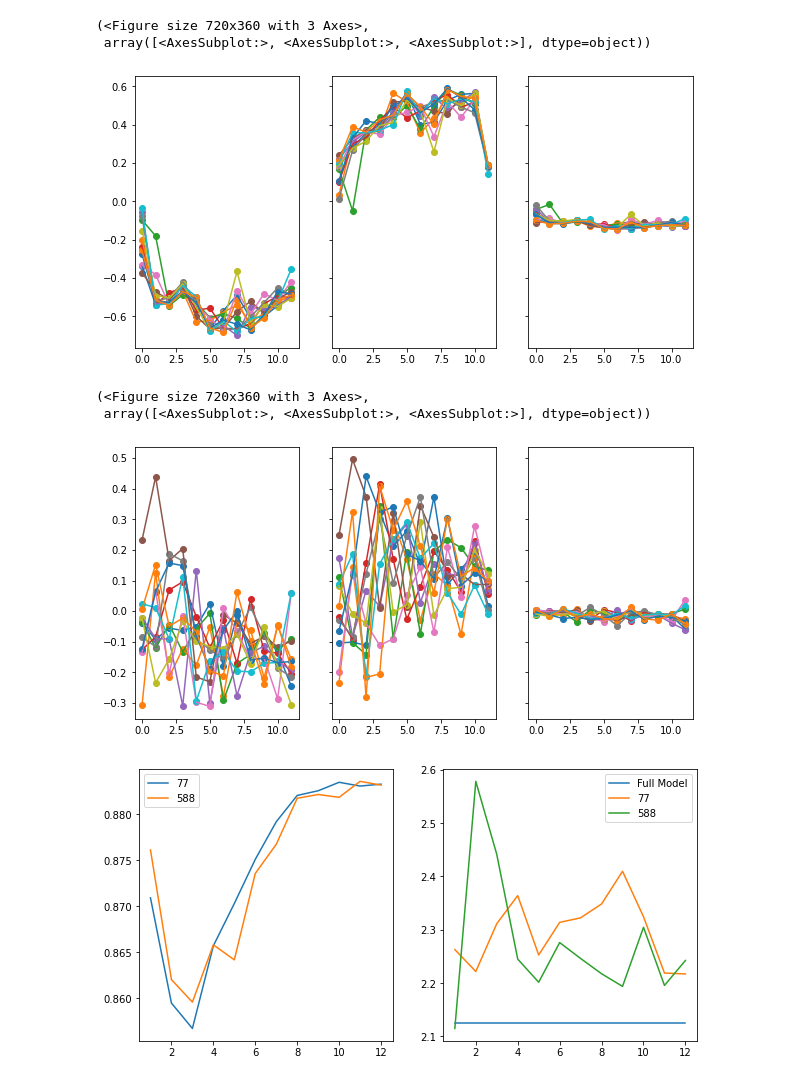
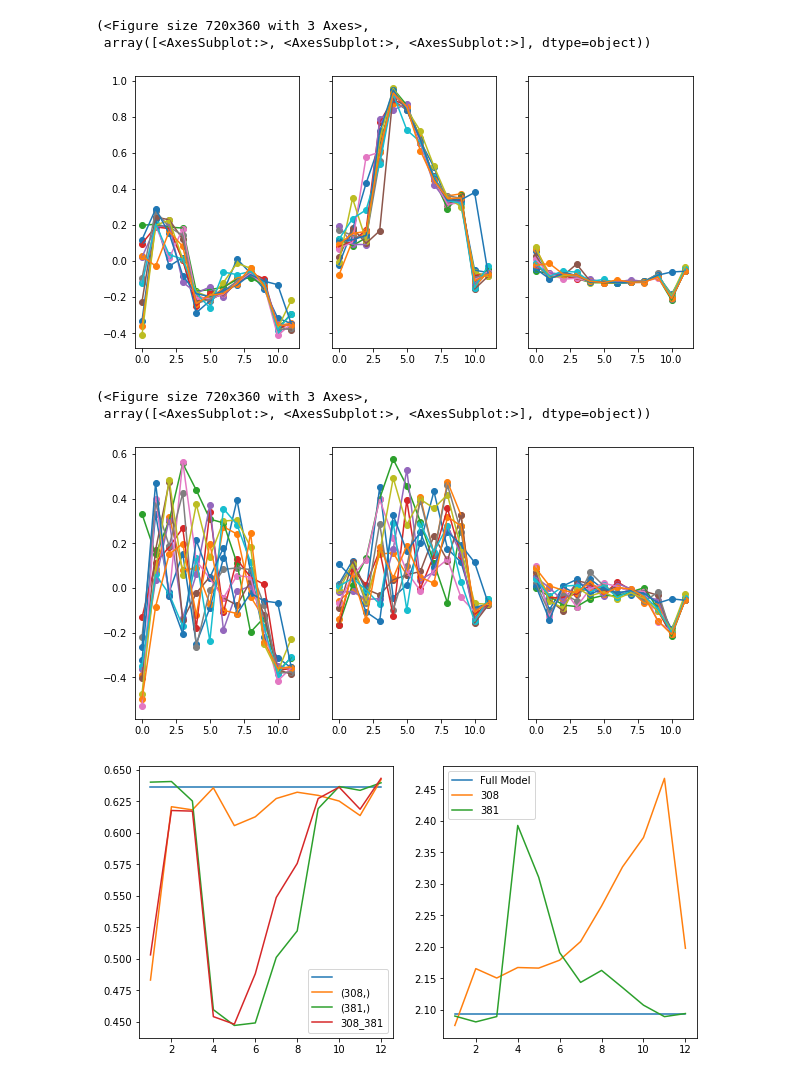
Before and after one commit to gpucce/outliersvsfreq, a Jupyter notebook: paper_plots.ipynb, the cells around one changed output. Saved outputs shown, nothing was run; the diff lists cells and outputs as text; code cells hidden in the pictures.

```diff
--- a/paper_plots.ipynb
+++ b/paper_plots.ipynb
@@ -5,6 +5,7 @@ import seaborn as sns
 import torch
 import regex as re
 import pandas as pd
+import numpy as np
 from pathlib import Path
 from transformers import AutoModel, AutoTokenizer, logging
 from datasets import load_dataset
@@ -13,20 +14,19 @@ from copy import deepcopy
 from outliersvsfreq.pyplot.plotting_correlation import stack_plot_corr, stack_plot_freq
 from outliersvsfreq.parameter_hiding import zero_param_
 
-model_name = "roberta-base"
+model_name = "bert-base-uncased"
 
 if model_name == "roberta-base":
     outliers_idxs = [77, 588]
 elif model_name == "bert-base-uncased":
     outliers_idxs = [308, 381]
 # %%
-output_path = Path("./output/baselines/evaled/mberts_1/checkpoints/")
-mberts_df = pd.DataFrame()
-ckpts = sorted([i for i in output_path.iterdir()], key=lambda x: int(re.search("step_(\d+)", str(x)).group(1)))
-for i in ckpts[1:]:
-    with open(i.resolve() / "NLI" / "ep_003_smpl_1M" / "hf"/ "layer_size_12_results.json") as new_file_path:
-        new_file = json.load(new_file_path)
-    new_df = pd.DataFrame.from_dict(new_file).T.applymap(lambda x:x['eval_accuracy'])
-    mberts_df = pd.concat([mberts_df, new_df])
-mberts_df = mberts_df.rename({"(218,)": "218"}, axis=1).rename({"(674,)": "674"}, axis=1).rename({"": "Full Model"})
-mberts_df
+# output_path = Path("./output/baselines/evaled/mberts_1/checkpoints/")
+# mberts_df = pd.DataFrame()
+# ckpts = sorted([i for i in output_path.iterdir()], key=lambda x: int(re.search("step_(\d+)", str(x)).group(1)))
+# for i in ckpts[1:]:
+#     with open(i.resolve() / "NLI" / "ep_003_smpl_1M" / "hf"/ "layer_size_12_results.json") as new_file_path:
+#         new_file = json.load(new_file_path)
+#     new_df = pd.DataFrame.from_dict(new_file).T.applymap(lambda x:x['eval_accuracy'])
+#     mberts_df = pd.concat([mberts_df, new_df])
+# mberts_df = mberts_df.rename({"(218,)": "218"}, axis=1).rename({"(674,)": "674"}, axis=1).rename({"": "Full Model"})
@@ -50,0 +33,7 @@ mberts_df
+# %%
+dfs = []
+for path in Path("./output/baselines/scores/bert-base-uncased/").iterdir():
+    with open(path.resolve() / "n_layers_with_hidden_outliers_12_results_mnli.json") as input_path:
+        dfs.append(pd.DataFrame.from_dict(json.load(input_path))).applymap(lambda x: x[""])
+dfs.append(dfs[0])
+pd.concat(df)
@@ -81,7 +94,7 @@ stack_plot_corr(
 # %% [output]
 (<Figure size 720x360 with 3 Axes>,
  array([<AxesSubplot:>, <AxesSubplot:>, <AxesSubplot:>], dtype=object))
-[figure, old version]
+[figure, new version]
 # %%
 stack_plot_corr(
     {j:[torch.abs(i) for i in k] for j,k in hidden_states_no_special.items()}, attention_no_special, masks_no_special,
@@ -90,33 +103,33 @@ stack_plot_corr(
 # %% [output]
 (<Figure size 720x360 with 3 Axes>,
  array([<AxesSubplot:>, <AxesSubplot:>, <AxesSubplot:>], dtype=object))
-[figure, old version]
+[figure, new version]
 # %%
 if model_name == "bert-base-uncased":
     col_order = ["308", "381", "308, 381", "Full Model"]
 elif model_name == "roberta-base":
     col_order = ["77", "588", "77, 588", "Full Model"]
 
-with open("output/baselines/scores/roberta-base/layer_size_1_results.json") as nli_file:
+with open(f"output/baselines/scores/{model_name}/mnli/n_layers_with_hidden_outliers_1_results_mnli.json") as nli_file:
     nli_scores = json.load(nli_file)
-with open("output/mlm_loss/roberta-base/results_by_layer.json") as mlm_file:
+with open(f"output/mlm_loss/{model_name}/results_by_layer.json") as mlm_file:
     mlm_loss = json.load(mlm_file)
 
 df_score = pd.DataFrame.from_dict(nli_scores).applymap(lambda x: x["eval_accuracy"]).T
 df_score.reset_index(drop=True, inplace=True)
 df_score.index = df_score.index + 1
 
 df_loss = pd.DataFrame.from_dict(mlm_loss).T
 df_loss.reset_index(drop=True, inplace=True)
 df_loss.rename({"":"Full Model"}, axis=1, inplace=True)
 df_loss.drop("_".join(str(i) for i in outliers_idxs), axis=1, inplace=True)
 df_loss.index = df_loss.index + 1
 
 fig, ax = plt.subplots(1, 2, figsize=(10, 5))
 df_score.plot(ax=ax[0])
 df_loss.plot(ax=ax[1]);
 # %% [output]
-[figure, old version]
+[figure, new version]
 # %%
 fig_nrows = 2
 fig_ncols = 12
```
Also changed, not shown: parts of 6 cells of this notebook, 10 other files.
